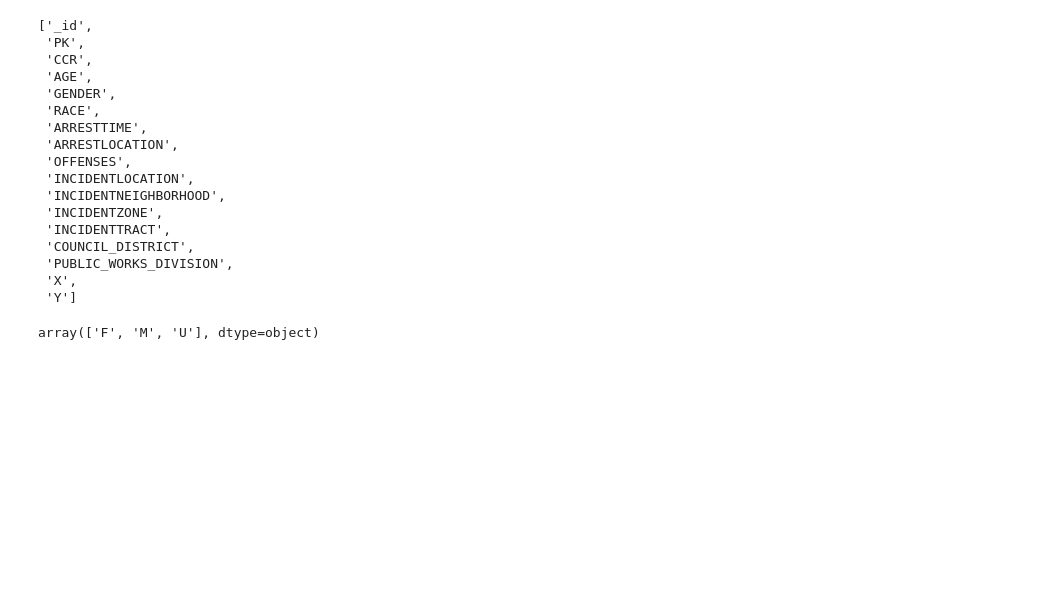
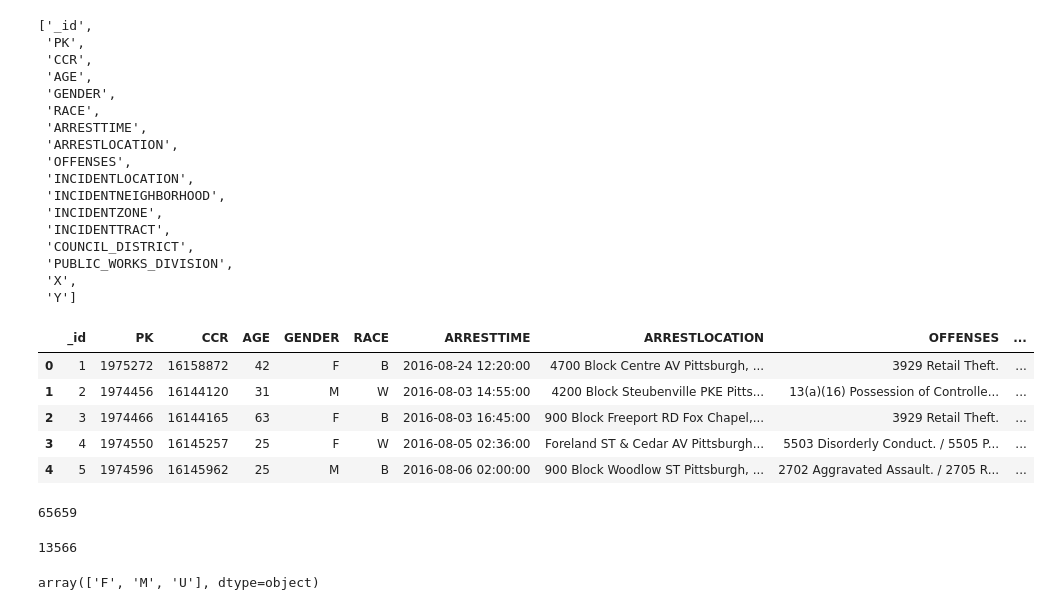
Before and after one commit to trailmarkerlib/policeProjectPythonWorkshop, a Jupyter notebook: grief_to_action_python_workshop_01_10_2024.ipynb, the cells around one changed output. Cells and saved outputs as stored; diff of their text form; code cells hidden in the pictures; blank space fills up the shorter version.

```diff
--- a/grief_to_action_python_workshop_01_10_2024.ipynb
+++ b/grief_to_action_python_workshop_01_10_2024.ipynb
@@ -122,5 +123,5 @@ memory usage: 8.5+ MB
 # %% [markdown]
 #### Choose data to explore
 # %%
-df_init = df_from_csv.copy()
+df = df_from_csv.copy()
 # %%
@@ -151,4 +152,21 @@ df_init.columns.to_list()
  'PUBLIC_WORKS_DIVISION',
  'X',
  'Y']
+# %%
+df.head()
+# %% [output]
+|  | _id | PK | CCR | AGE | GENDER | RACE | ARRESTTIME | ARRESTLOCATION | OFFENSES | ... |
+| 0 | 1 | 1975272 | 16158872 | 42 | F | B | 2016-08-24 12:20:00 | 4700 Block Centre AV Pittsburgh, ... | 3929 Retail Theft. | ... |
+| 1 | 2 | 1974456 | 16144120 | 31 | M | W | 2016-08-03 14:55:00 | 4200 Block Steubenville PKE Pitts... | 13(a)(16) Possession of Controlle... | ... |
+| 2 | 3 | 1974466 | 16144165 | 63 | F | B | 2016-08-03 16:45:00 | 900 Block Freeport RD Fox Chapel,... | 3929 Retail Theft. | ... |
+| 3 | 4 | 1974550 | 16145257 | 25 | F | W | 2016-08-05 02:36:00 | Foreland ST & Cedar AV Pittsburgh... | 5503 Disorderly Conduct. / 5505 P... | ... |
+| 4 | 5 | 1974596 | 16145962 | 25 | M | B | 2016-08-06 02:00:00 | 900 Block Woodlow ST Pittsburgh, ... | 2702 Aggravated Assault. / 2705 R... | ... |
+# %%
+df['PK'].nunique()
+# %% [output]
+65659
+# %%
+df['INCIDENTLOCATION'].nunique()
+# %% [output]
+13566
 # %%
```
Also changed, not shown: parts of 38 cells of this notebook.
